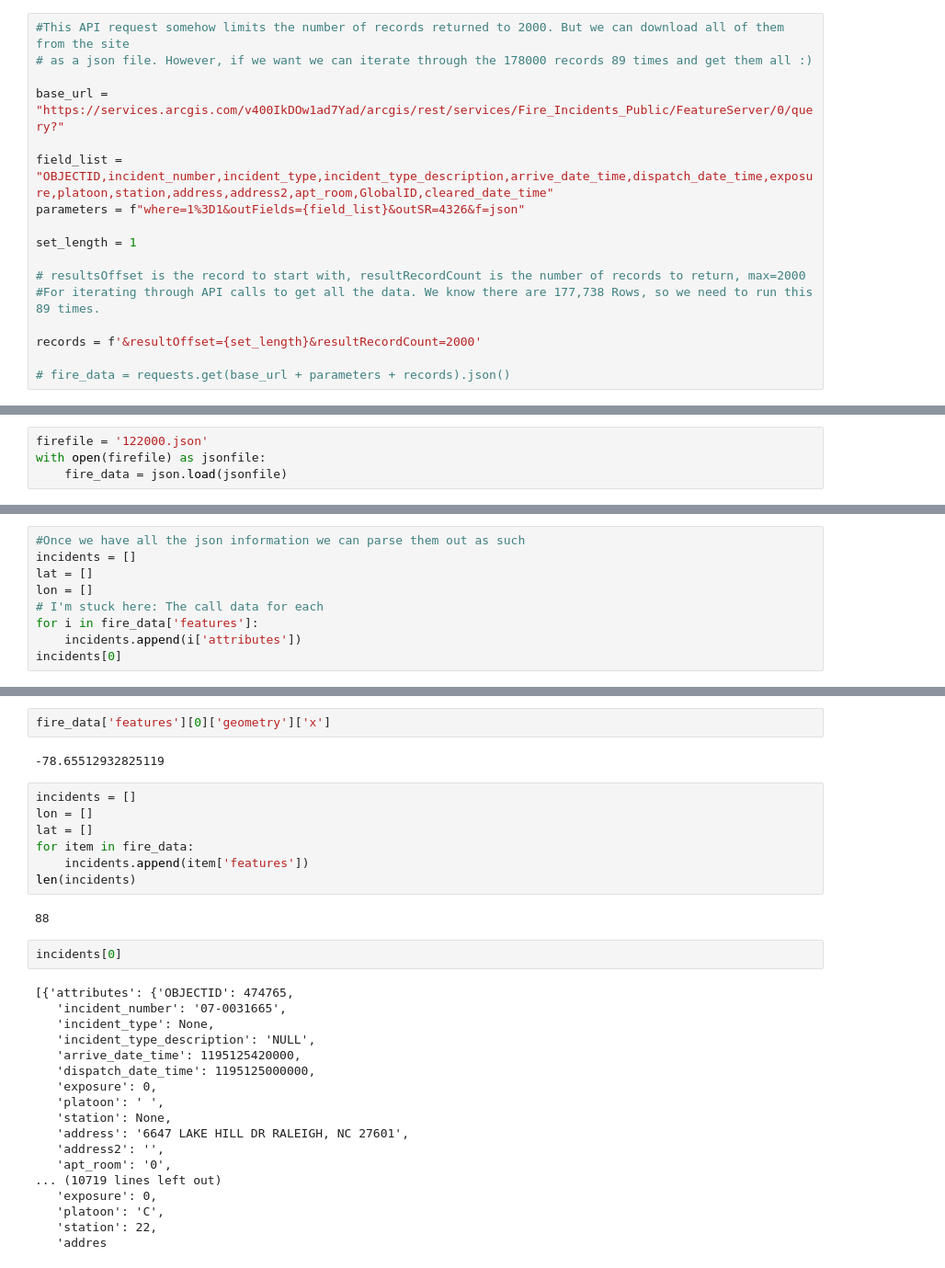
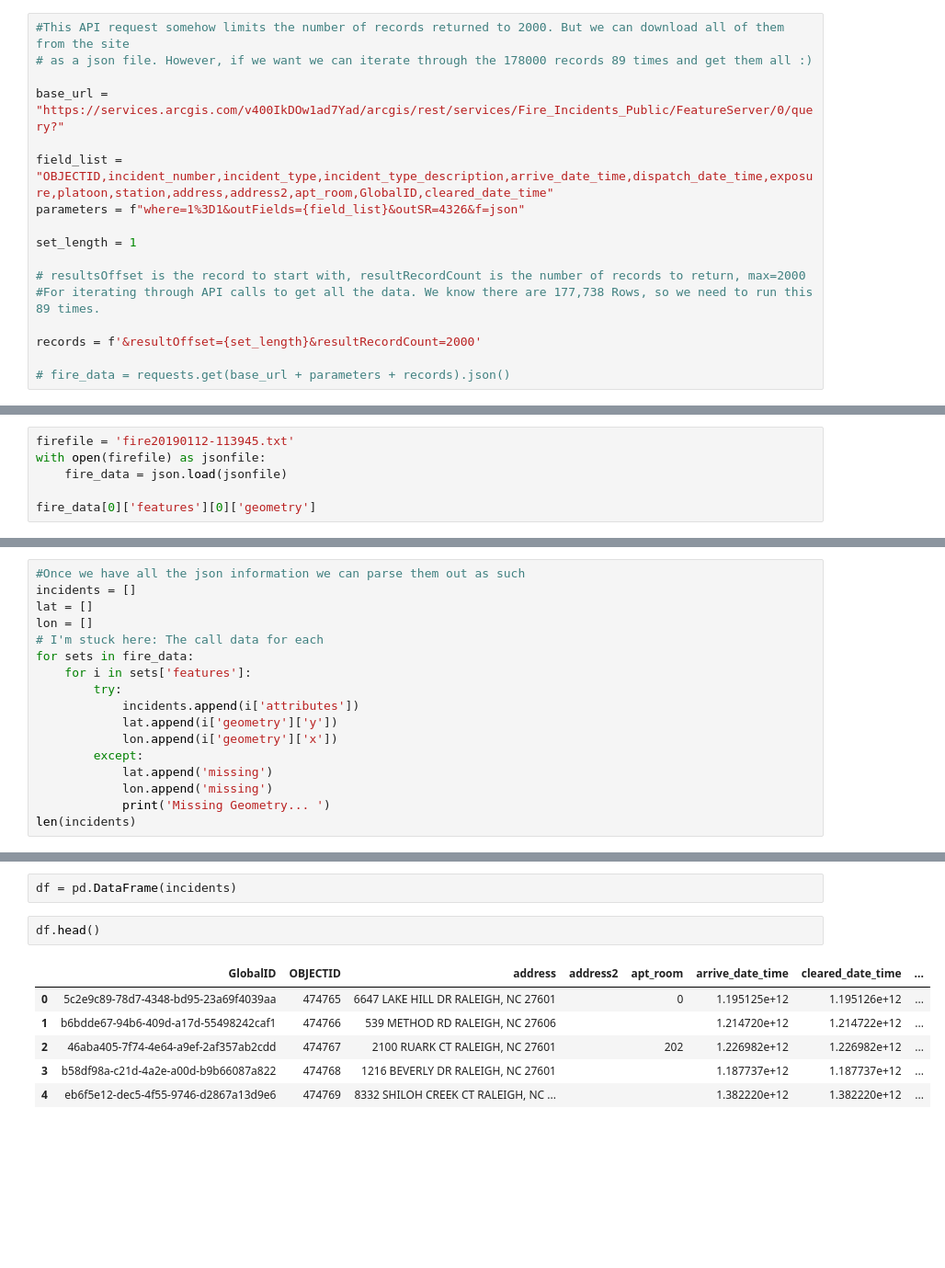
Before and after one commit to xjarodx/Project_1_Group_7, a Jupyter notebook: FireDataAPI.ipynb, the cells around one changed output, grey strips where cells are left out. Shown at 92% size. Drawn from its saved outputs; the diff is of its cells as text; blank space fills up the shorter version.

```diff
--- a/FireDataAPI.ipynb
+++ b/FireDataAPI.ipynb
@@ -113,4 +113,6 @@ Dumping json data to <_io.TextIOWrapper name='fire20190111-132414.txt' mode='a+'
 # %%
-firefile = '122000.json'
+firefile = 'fire20190112-113945.txt'
 with open(firefile) as jsonfile:
     fire_data = json.load(jsonfile)
+
+fire_data[0]['features'][0]['geometry']
@@ -120,7 +124,15 @@ incidents = []
 lat = []
 lon = []
 # I'm stuck here: The call data for each
-for i in fire_data['features']:
-    incidents.append(i['attributes'])
-incidents[0]
+for sets in fire_data:
+    for i in sets['features']:
+        try:
+            incidents.append(i['attributes'])
+            lat.append(i['geometry']['y'])
+            lon.append(i['geometry']['x'])
+        except:
+            lat.append('missing')
+            lon.append('missing')
+            print('Missing Geometry... ')
+len(incidents)
 # %% [output]
@@ -150,33 +157,11 @@ KeyError: 'geometry'
-# %%
-fire_data['features'][0]['geometry']['x']
-# %% [output]
--78.65512932825119
-# %%
-incidents = []
-lon = []
-lat = []
-for item in fire_data:
-    incidents.append(item['features'])
-len(incidents)
-# %% [output]
-88
-# %%
-incidents[0]
-# %% [output]
-[{'attributes': {'OBJECTID': 474765,
-   'incident_number': '07-0031665',
-   'incident_type': None,
-   'incident_type_description': 'NULL',
-   'arrive_date_time': 1195125420000,
-   'dispatch_date_time': 1195125000000,
-   'exposure': 0,
-   'platoon': ' ',
-   'station': None,
-   'address': '6647 LAKE HILL DR RALEIGH, NC 27601',
-   'address2': '',
-   'apt_room': '0',
-... (10719 lines left out)
-   'exposure': 0,
-   'platoon': 'C',
-   'station': 22,
-   'addres
+# %%
+df = pd.DataFrame(incidents)
+# %%
+df.head()
+# %% [output]
+|  | GlobalID | OBJECTID | address | address2 | apt_room | arrive_date_time | cleared_date_time | ... |
+| 0 | 5c2e9c89-78d7-4348-bd95-23a69f4039aa | 474765 | 6647 LAKE HILL DR RALEIGH, NC 27601 |  | 0 | 1.195125e+12 | 1.195126e+12 | ... |
+| 1 | b6bdde67-94b6-409d-a17d-55498242caf1 | 474766 | 539 METHOD RD RALEIGH, NC 27606 |  |  | 1.214720e+12 | 1.214722e+12 | ... |
+| 2 | 46aba405-7f74-4e64-a9ef-2af357ab2cdd | 474767 | 2100 RUARK CT RALEIGH, NC 27601 |  | 202 | 1.226982e+12 | 1.226982e+12 | ... |
+| 3 | b58df98a-c21d-4a2e-a00d-b9b66087a822 | 474768 | 1216 BEVERLY DR RALEIGH, NC 27601 |  |  | 1.187737e+12 | 1.187737e+12 | ... |
+| 4 | eb6f5e12-dec5-4f55-9746-d2867a13d9e6 | 474769 | 8332 SHILOH CREEK CT RALEIGH, NC ... |  |  | 1.382220e+12 | 1.382220e+12 | ... |
```
Also changed, not shown: parts of 15 cells of this notebook, 3 other files.
